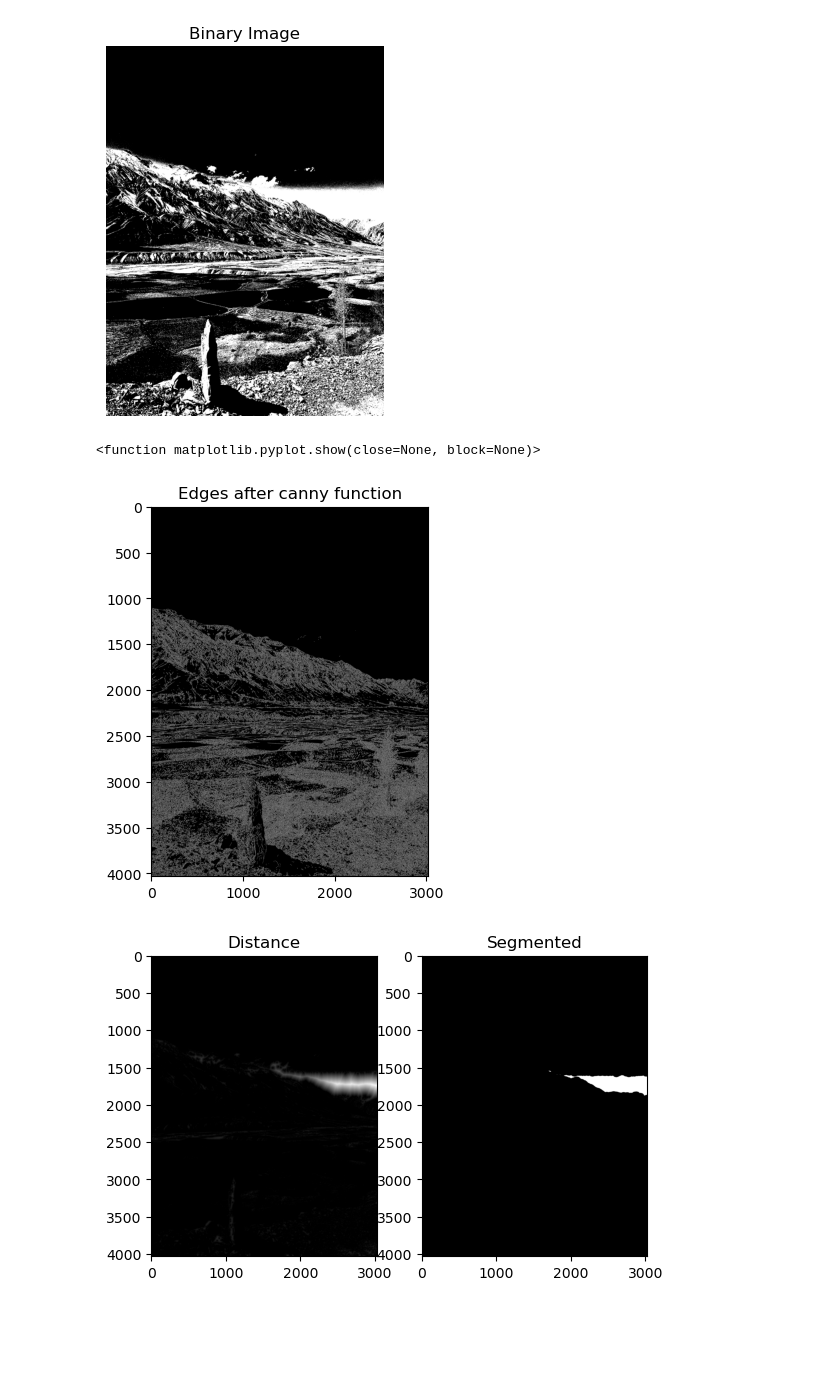
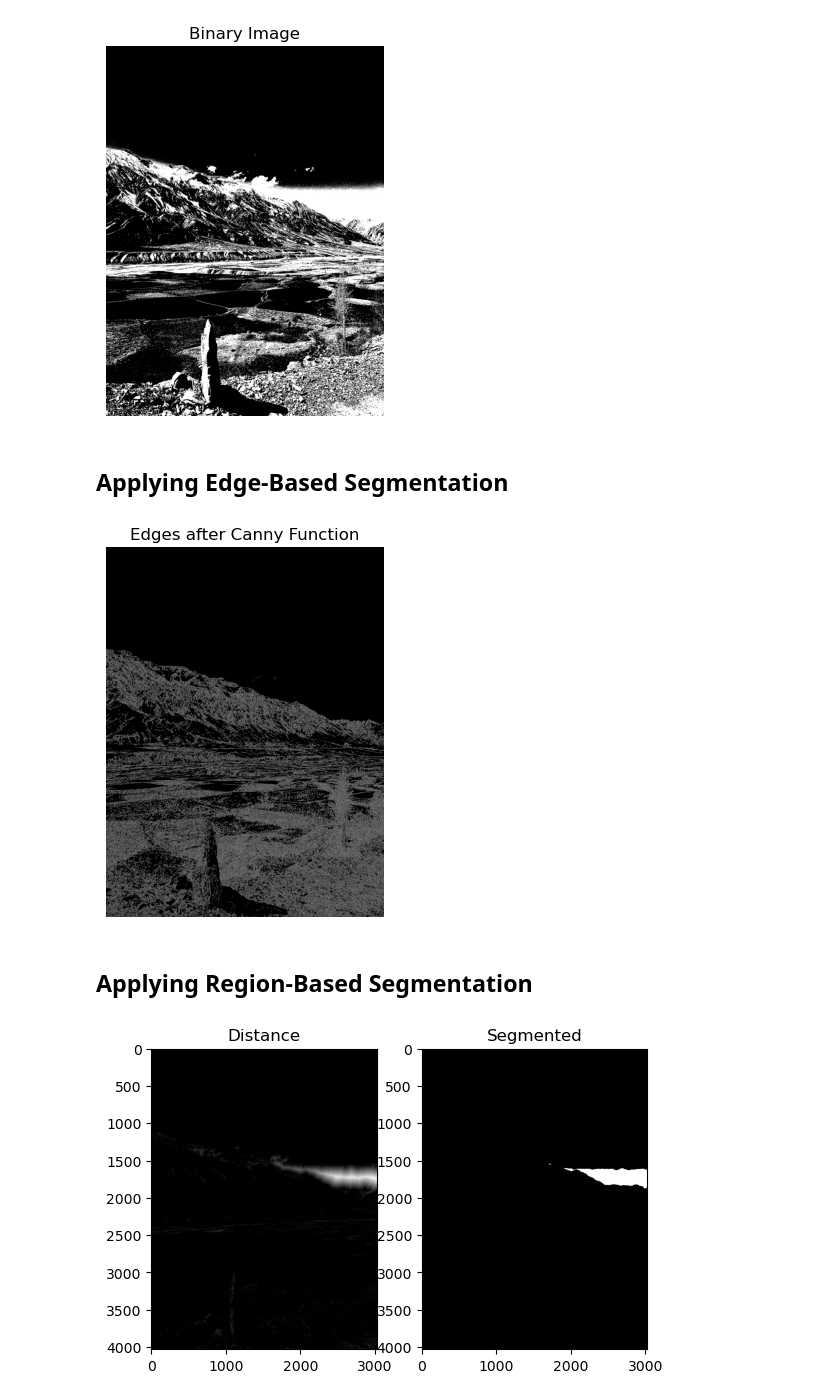
Before and after one commit to Ayushgupta2005/pattern-visual-ml-lab, a Jupyter notebook: Image_Segmentation.ipynb, the cells around one changed output. Drawn from its saved outputs; the diff is of its cells as text; code cells hidden in the pictures; blank space fills up the shorter version.

Commit message:
Image segmentation PVR Lab experiment

```diff
--- a/Image_Segmentation.ipynb
+++ b/Image_Segmentation.ipynb
@@ -31,16 +48,26 @@ plt.show
 # %% [output]
 <function matplotlib.pyplot.show(close=None, block=None)>
 [figure]
+# %% [markdown]
+## Applying Edge-Based Segmentation
 # %%
+# Load image in grayscale format
 img = cv2.imread('image.jpeg', cv2.IMREAD_GRAYSCALE)
-assert img is not None, "file could not be read, check with os.path.exists()"
-edges = cv2.Canny(img,100,200)
 
+# Check if image is loaded properly
+assert img is not None, "File could not be read"
+
+# Apply Canny Edge Detection
+edges = cv2.Canny(img, 100, 200)
+
+# Display edge-detected image
 plt.imshow(edges, cmap='gray')
-plt.title("Edges after canny function")
-plt.axis=('off')
-plt.show
+plt.title("Edges after Canny Function")
+plt.axis("off")
+
+plt.show()
 # %% [output]
-<function matplotlib.pyplot.show(close=None, block=None)>
-[figure, old version]
+[figure, new version]
+# %% [markdown]
+## Applying Region-Based Segmentation
 # %%
```
Also changed, not shown: parts of 8 cells of this notebook.
